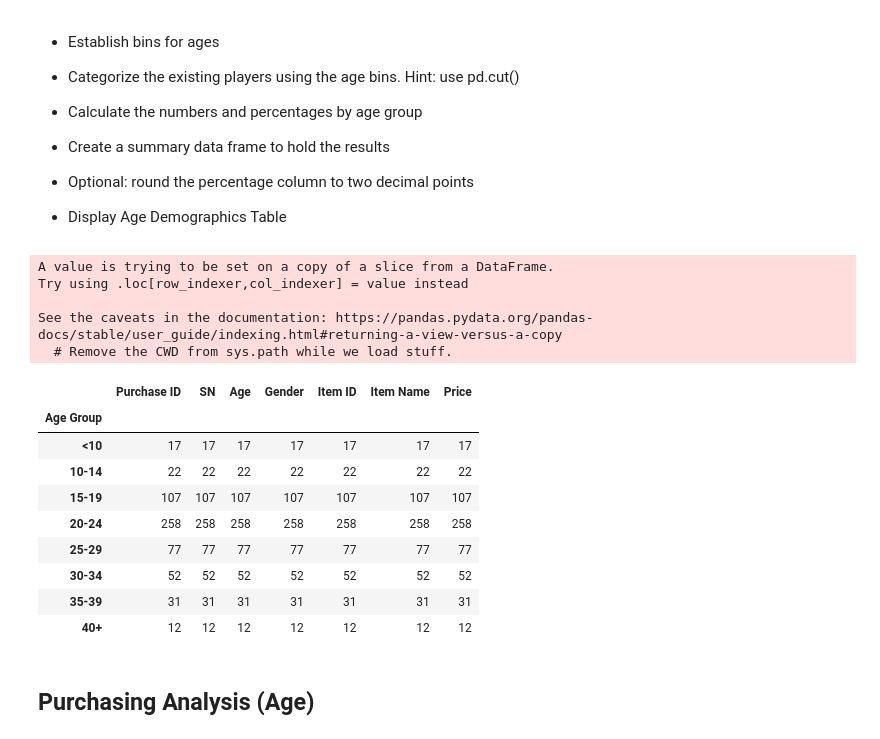
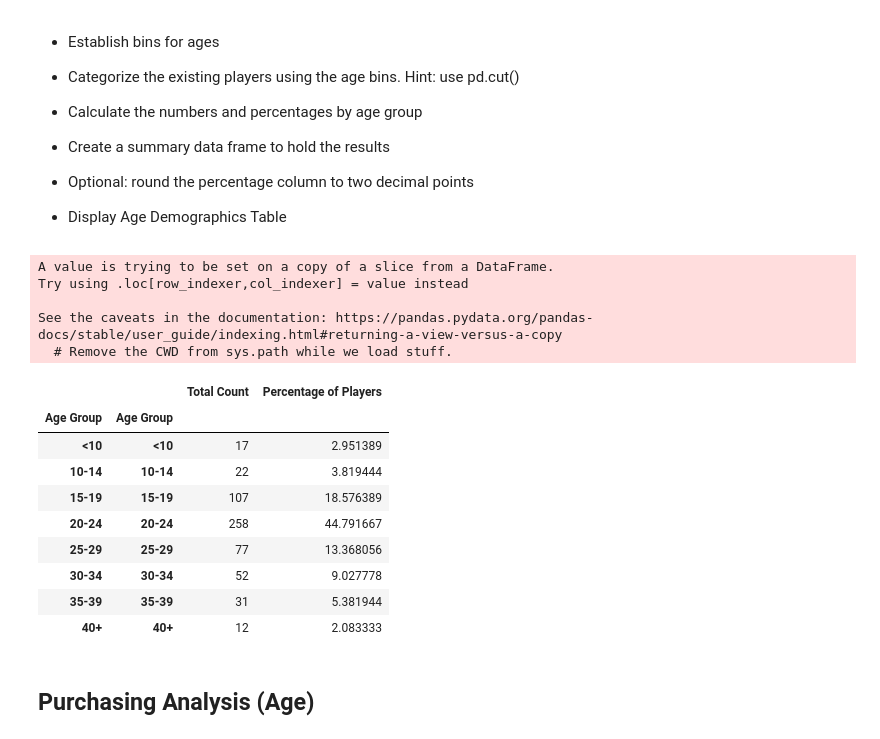
Before and after one commit to meaganmb/pandas-challenge, a Jupyter notebook: HeroesOfPymoli/HeroesOfPymoli_main.ipynb, the cells around one changed output. Saved outputs shown, nothing was run; the diff lists cells and outputs as text; code cells hidden in the pictures.

```diff
--- a/HeroesOfPymoli/HeroesOfPymoli_main.ipynb
+++ b/HeroesOfPymoli/HeroesOfPymoli_main.ipynb
@@ -171,33 +171,45 @@ gender_summary_df.head()
 # %%
 # Use Bins exercise in Pandas 3 activity 3 & 4; bins
 # Create the bins in which Data will be held
 
 #variable for max age
 max_age = purchase_data["Age"].max()
 bins = [0, 9.9, 14.9, 19.9, 24.9, 29.9, 34.9, 39.9, max_age]
 
 # Create the names for the five bins
 group_names = ["<10", "10-14", "15-19", "20-24", "25-29", "30-34", "35-39", "40+"]
 player_info["Age Group"] = pd.cut(player_info["Age"], bins, labels=group_names, include_lowest=True)
-df = player_info.groupby("Age Group")
-df.count()
-# purchase_data.head()
+
+# Create Age Group
+age_group = player_info.groupby("Age Group")
+
+# Count how many purchases have occured within each age group
+age_counts = age_group["Age Group"].value_counts()
+
+# Calculate percentage of players in age group
+age_percentage = age_counts / total_players * 100
+
+# Create summary of dataframe
+age_df = pd.DataFrame({"Total Count": age_counts,
+                                  "Percentage of Players": age_percentage})
+
+age_df
 # %% [output]
 A value is trying to be set on a copy of a slice from a DataFrame.
 Try using .loc[row_indexer,col_indexer] = value instead
 
 See the caveats in the documentation: https://pandas.pydata.org/pandas-docs/stable/user_guide/indexing.html#returning-a-view-versus-a-copy
   # Remove the CWD from sys.path while we load stuff.
-|  | Purchase ID | SN | Age | Gender | Item ID | Item Name | Price |
-| Age Group |  |  |  |  |  |  |  |
-| <10 | 17 | 17 | 17 | 17 | 17 | 17 | 17 |
-| 10-14 | 22 | 22 | 22 | 22 | 22 | 22 | 22 |
-| 15-19 | 107 | 107 | 107 | 107 | 107 | 107 | 107 |
-| 20-24 | 258 | 258 | 258 | 258 | 258 | 258 | 258 |
-| 25-29 | 77 | 77 | 77 | 77 | 77 | 77 | 77 |
-| 30-34 | 52 | 52 | 52 | 52 | 52 | 52 | 52 |
-| 35-39 | 31 | 31 | 31 | 31 | 31 | 31 | 31 |
-| 40+ | 12 | 12 | 12 | 12 | 12 | 12 | 12 |
+|  |  | Total Count | Percentage of Players |
+| Age Group | Age Group |  |  |
+| <10 | <10 | 17 | 2.951389 |
+| 10-14 | 10-14 | 22 | 3.819444 |
+| 15-19 | 15-19 | 107 | 18.576389 |
+| 20-24 | 20-24 | 258 | 44.791667 |
+| 25-29 | 25-29 | 77 | 13.368056 |
+| 30-34 | 30-34 | 52 | 9.027778 |
+| 35-39 | 35-39 | 31 | 5.381944 |
+| 40+ | 40+ | 12 | 2.083333 |
 # %% [markdown]
 ## Purchasing Analysis (Age)
 # %% [markdown]
```
Also changed, not shown: parts of 1 cell of this notebook, 1 other file.
